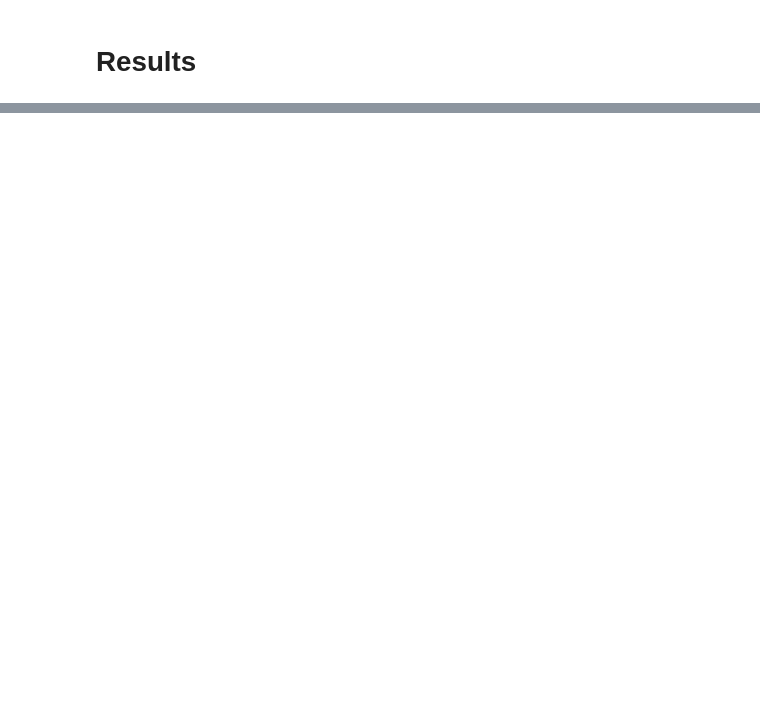
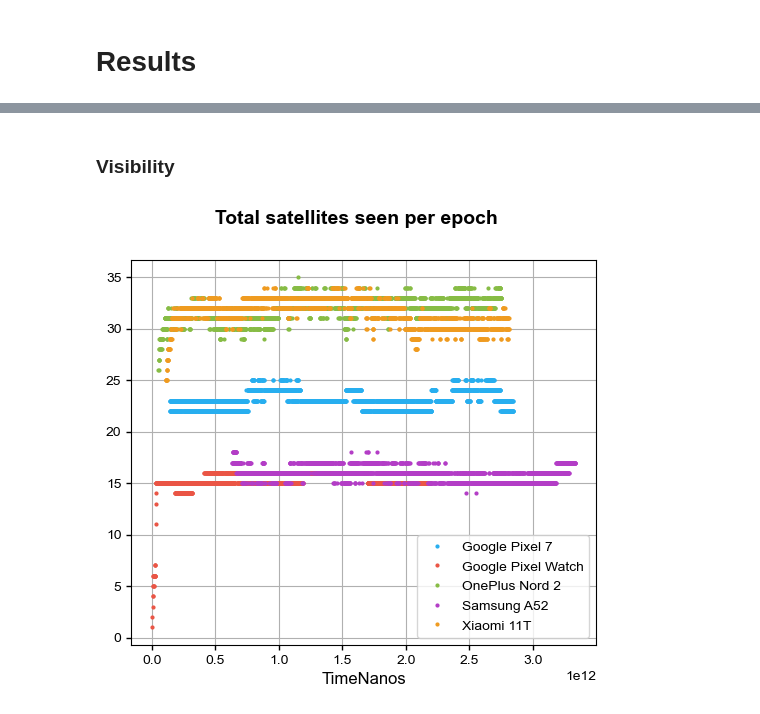
Before and after one commit to agrenier-gnss/MimirAnalyzer, a Jupyter notebook: jupyter/1_static.ipynb, the cells around one changed output, grey strips where cells are left out. Cells and saved outputs as stored; diff of their text form; code cells hidden in the pictures; blank space fills up the shorter version.

```diff
--- a/jupyter/1_static.ipynb
+++ b/jupyter/1_static.ipynb
@@ -80,0 +97,13 @@ plotEN(logs, lim=5, ticks=[0.1, 1])
+# %% [markdown]
+### Visibility
+# %%
+def plotTotalSatellitesPerEpochs(logs):
+
+    fig, axs = plt.subplots(1, figsize=(6,5))
+    fig.suptitle(f"Total satellites seen per epoch")
+
+    for log in logs:
+
+        df = log.raw[['datetime', 'TimeNanos', 'prn']]
+        df = df.groupby('TimeNanos').count()
+        df.plot(y='prn', label=log.device, style='o', ms=2, ax=axs)
@@ -80,0 +146,4 @@ plotEN(logs, lim=5, ticks=[0.1, 1])
+# %%
+plotTotalSatellitesPerEpochs(logs)
+# %% [output]
+[figure, added]
```
Also changed, not shown: parts of 12 cells of this notebook, 2 other files.
